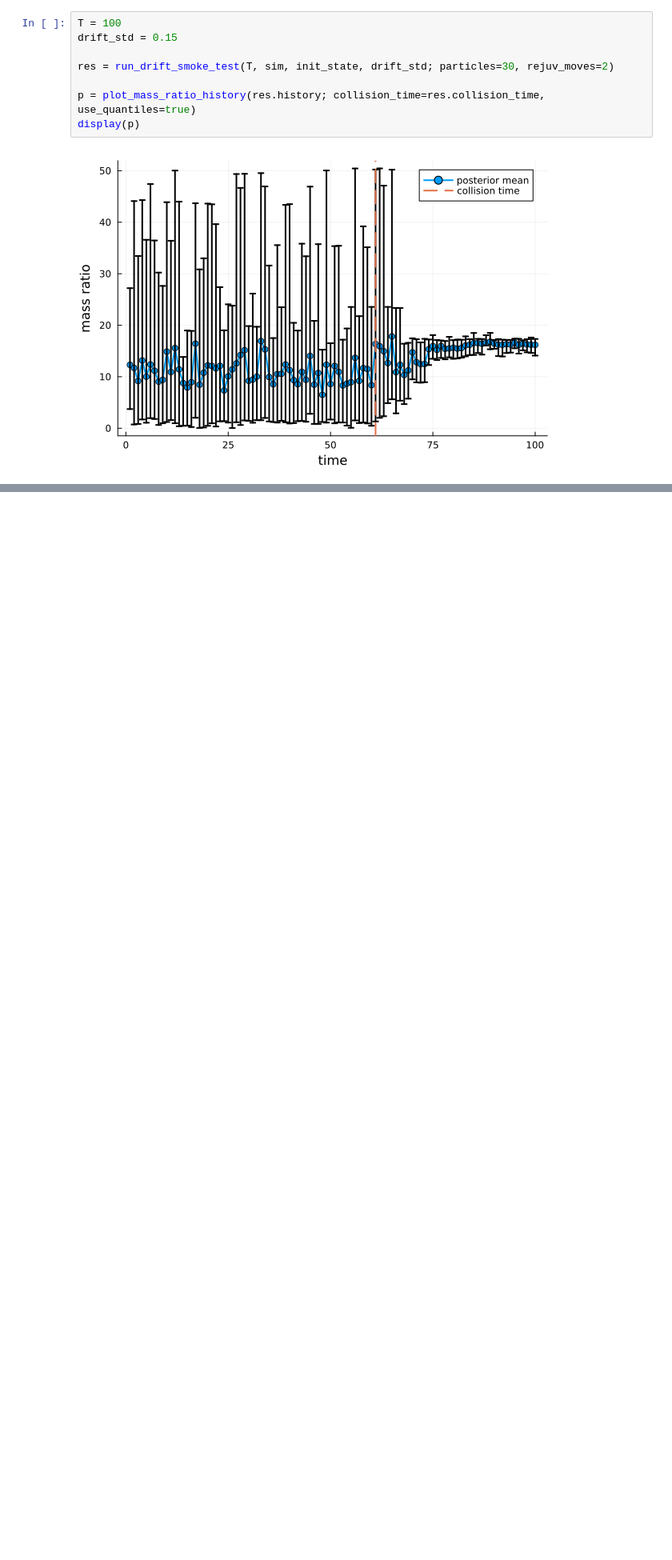
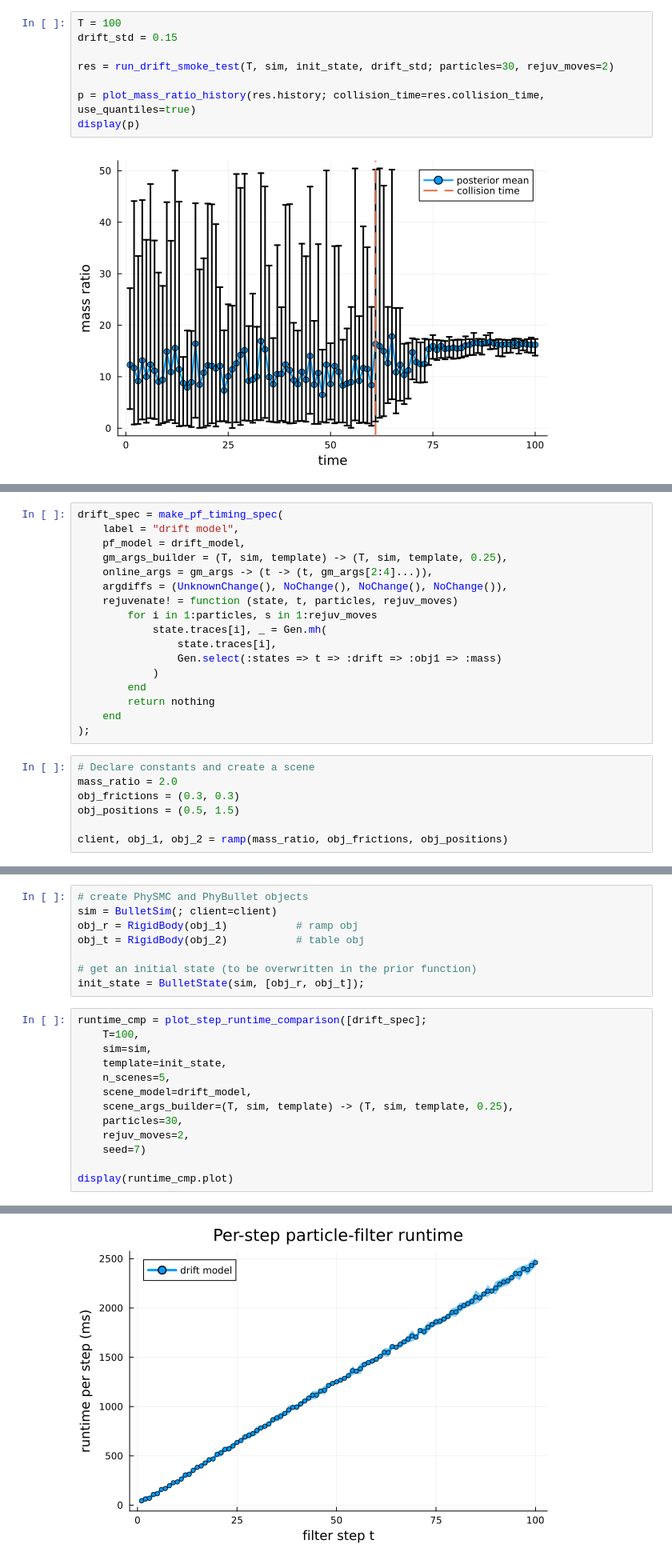
Before and after one commit to aryanagarwal1307/minimum-simulation-capsules, a Jupyter notebook: notebooks/drift_model.ipynb, the cells around one changed output, grey strips where cells are left out. Shown at 80% size. Cells and saved outputs as stored; diff of their text form; blank space fills up the shorter version.

```diff
--- a/notebooks/drift_model.ipynb
+++ b/notebooks/drift_model.ipynb
@@ -928,0 +1159,24 @@ display(p)
+# %%
+drift_spec = make_pf_timing_spec(
+    label = "drift model",
+    pf_model = drift_model,
+    gm_args_builder = (T, sim, template) -> (T, sim, template, 0.25),
+    online_args = gm_args -> (t -> (t, gm_args[2:4]...)),
+    argdiffs = (UnknownChange(), NoChange(), NoChange(), NoChange()),
+    rejuvenate! = function (state, t, particles, rejuv_moves)
+        for i in 1:particles, s in 1:rejuv_moves
+            state.traces[i], _ = Gen.mh(
+                state.traces[i],
+                Gen.select(:states => t => :drift => :obj1 => :mass)
+            )
+        end
+        return nothing
+    end
+);
+# %%
+# Declare constants and create a scene
+mass_ratio = 2.0
+obj_frictions = (0.3, 0.3)
+obj_positions = (0.5, 1.5)
+
+client, obj_1, obj_2 = ramp(mass_ratio, obj_frictions, obj_positions)
@@ -928,0 +1185,22 @@ display(p)
+# %%
+# create PhySMC and PhyBullet objects
+sim = BulletSim(; client=client)
+obj_r = RigidBody(obj_1)           # ramp obj
+obj_t = RigidBody(obj_2)           # table obj
+
+# get an initial state (to be overwritten in the prior function)
+init_state = BulletState(sim, [obj_r, obj_t]);
+# %%
+runtime_cmp = plot_step_runtime_comparison([drift_spec];
+    T=100,
+    sim=sim,
+    template=init_state,
+    n_scenes=5,
+    scene_model=drift_model,
+    scene_args_builder=(T, sim, template) -> (T, sim, template, 0.25),
+    particles=30,
+    rejuv_moves=2,
+    seed=7)
+
+display(runtime_cmp.plot)
+# %% [output]
@@ -928,0 +1212 @@ display(p)
+[figure, added]
```
Also changed, not shown: parts of 6 cells of this notebook, 1 other file.
